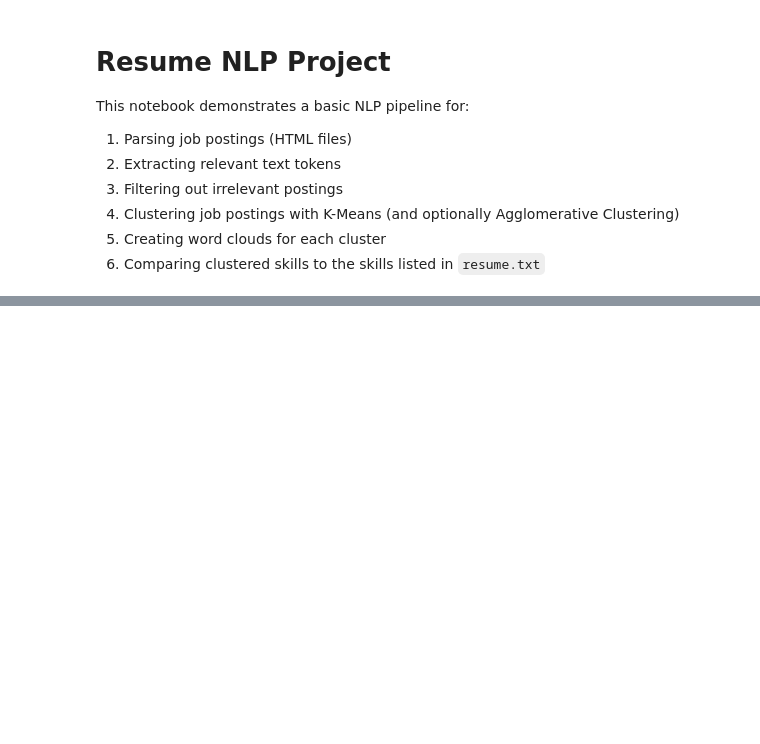
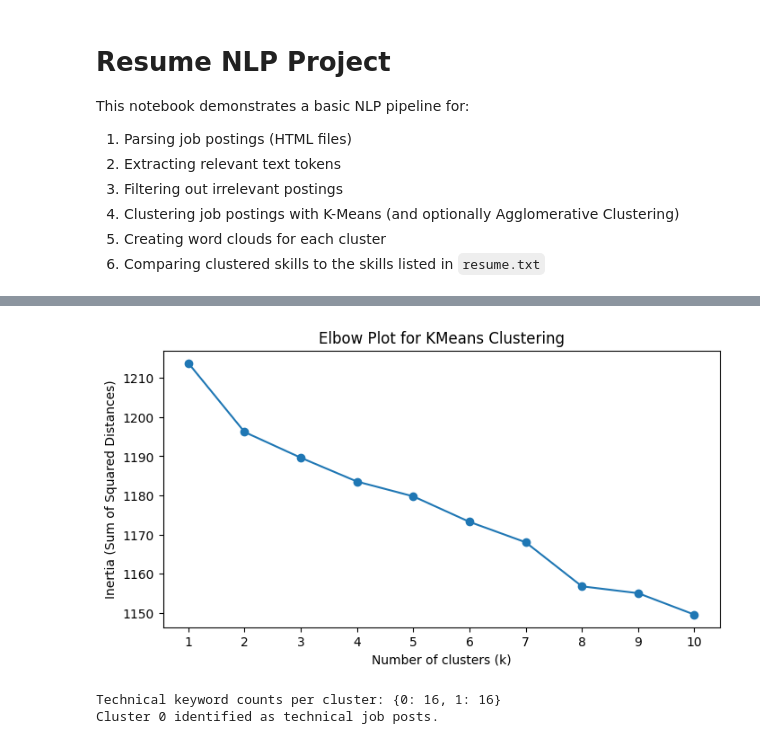
Before and after one commit to yuchild/magnimind_projects, a Jupyter notebook: resume_nlp2.ipynb, the cells around one changed output, grey strips where cells are left out. Drawn from its saved outputs; the diff is of its cells as text; code cells hidden in the pictures; blank space fills up the shorter version.

```diff
--- a/resume_nlp2.ipynb
+++ b/resume_nlp2.ipynb
@@ -426,0 +122,6 @@ This notebook demonstrates an end-to-end pipeline to **parse job postings**, **e
+# %%
+# Step 1: Read resume.txt
+with open("./data/resume.txt", "r", encoding="utf-8") as f:
+    resume_text = f.read()
+
+print("Resume loaded. Characters in resume:", len(resume_text))
@@ -426,0 +161,14 @@ This notebook demonstrates an end-to-end pipeline to **parse job postings**, **e
+# %%
+# Initialize the TF-IDF vectorizer and compute vectors for job posts and the resume
+vectorizer = TfidfVectorizer()
+job_post_vectors = vectorizer.fit_transform(df_jobs['cleaned'])
+resume_vector = vectorizer.transform([resume_clean])
+
+# Compute cosine similarity between the resume and each job post
+similarities = cosine_similarity(job_post_vectors, resume_vector).flatten()
+df_jobs['similarity'] = similarities
+
+# Define a threshold below which the job post is considered unrelated
+threshold = 0.01 # You may need to adjust this based on your data
+df_relevant = df_jobs[df_jobs['similarity'] >= threshold].copy()
+print(f"Filtered down to {len(df_relevant)} relevant job posts based on resume similarity.")
@@ -426,0 +183,59 @@ This notebook demonstrates an end-to-end pipeline to **parse job postings**, **e
+# %%
+# Compute the TF-IDF vectors for the relevant job posts
+relevant_vectors = vectorizer.transform(df_relevant['cleaned'])
+
+# Compute inertia for a range of clusters
+inertias = []
+ks = range(1, 11)  # testing from 1 to 10 clusters
+for k in ks:
+    kmeans_temp = KMeans(n_clusters=k, random_state=42)
+    kmeans_temp.fit(relevant_vectors)
+    inertias.append(kmeans_temp.inertia_)
+
+# Plot the elbow plot
+import matplotlib.pyplot as plt
+plt.figure(figsize=(8, 4))
+plt.plot(ks, inertias, marker='o')
+plt.xlabel('Number of clusters (k)')
+plt.ylabel('Inertia (Sum of Squared Distances)')
+plt.title('Elbow Plot for KMeans Clustering')
+plt.xticks(ks)
+plt.show()
+# %% [output]
+[figure, added]
+# %%
+# Cluster using only the relevant (and cleaned) job posts:
+# Note: We use the TF-IDF vectors corresponding to the relevant posts.
+kmeans = KMeans(n_clusters=2, random_state=42)
+clusters = kmeans.fit_predict(job_post_vectors[df_jobs.index.isin(df_relevant.index)])
+df_relevant['cluster'] = clusters
+
+# %%
+# Define a set of technical keywords that help identify technical job postings
+technical_keywords = {
+    "python", "java", "c++", "sql", "aws", "docker", "linux",
+    "cloud", "javascript", "developer", "engineering", "full",
+    "stack", "machine", "learning", "data", "software"
+}
+
+def count_technical_words(text):
+    # Count how many technical keywords appear in the text.
+    words = set(text.split())
+    return len(technical_keywords.intersection(words))
+
+# Evaluate the clusters by summing technical keyword counts
+cluster_scores = {}
+for cluster_label in df_relevant['cluster'].unique():
+    cluster_text = " ".join(df_relevant[df_relevant['cluster'] == cluster_label]['cleaned'])
+    score = count_technical_words(cluster_text)
+    cluster_scores[cluster_label] = score
+
+print("Technical keyword counts per cluster:", cluster_scores)
+
+# The cluster with the higher score is likely technical.
+technical_cluster = max(cluster_scores, key=cluster_scores.get)
+df_technical = df_relevant[df_relevant['cluster'] == technical_cluster].copy()
+print(f"Cluster {technical_cluster} identified as technical job posts.")
+# %% [output]
+Technical keyword counts per cluster: {0: 16, 1: 16}
+Cluster 0 identified as technical job posts.
```
Also changed, not shown: parts of 32 cells of this notebook.
